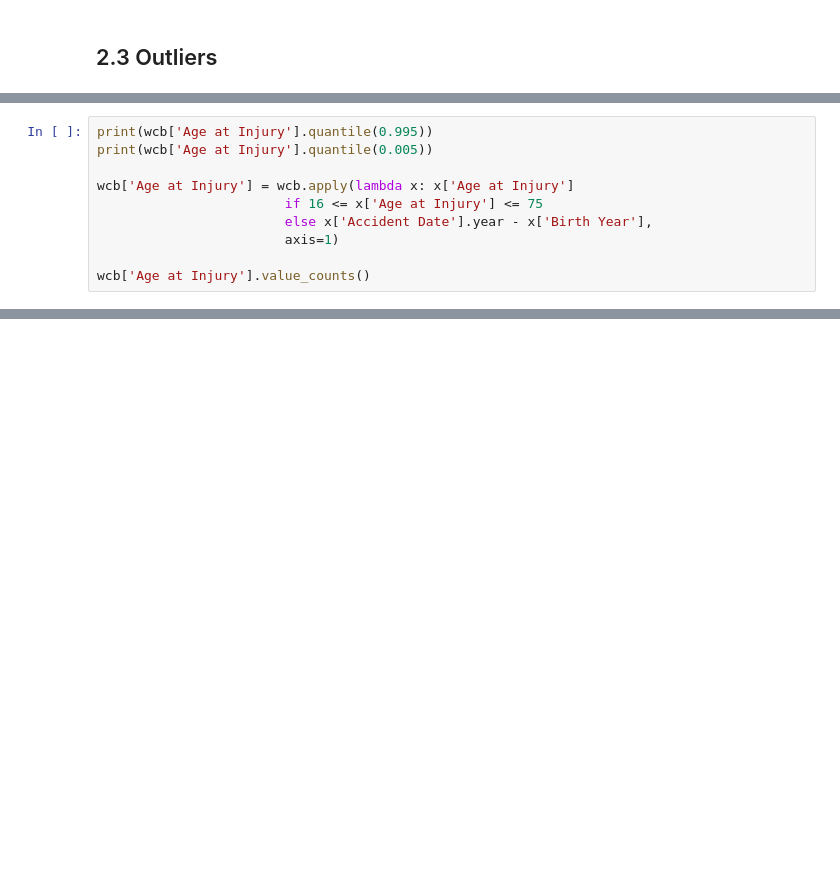
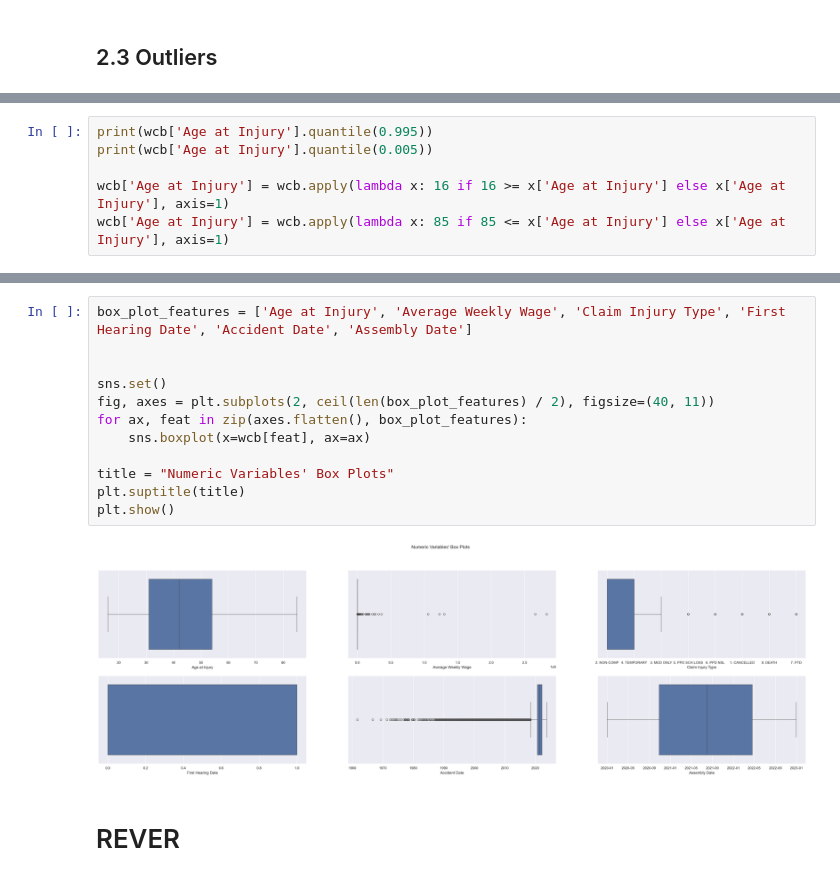
Before and after one commit to joaopr03/ml, a Jupyter notebook: ML_latest.ipynb, the cells around one changed output, grey strips where cells are left out. Saved outputs shown, nothing was run; the diff lists cells and outputs as text; blank space fills up the shorter version.

```diff
--- a/ML_latest.ipynb
+++ b/ML_latest.ipynb
@@ -686,12 +762,8 @@ wcb['Age at Injury'].plot(kind='box')
 print(wcb['Age at Injury'].quantile(0.995))
 print(wcb['Age at Injury'].quantile(0.005))
 
-wcb['Age at Injury'] = wcb.apply(lambda x: x['Age at Injury']
-                        if 16 <= x['Age at Injury'] <= 75
-                        else x['Accident Date'].year - x['Birth Year'],
-                        axis=1)
-
-wcb['Age at Injury'].value_counts()
+wcb['Age at Injury'] = wcb.apply(lambda x: 16 if 16 >= x['Age at Injury'] else x['Age at Injury'], axis=1)
+wcb['Age at Injury'] = wcb.apply(lambda x: 85 if 85 <= x['Age at Injury'] else x['Age at Injury'], axis=1)
 # %% [output]
 75.0
 16.0
@@ -731,0 +780,16 @@ wcb[(wcb['Age at Injury'] == 0)]
+# %%
+box_plot_features = ['Age at Injury', 'Average Weekly Wage', 'Claim Injury Type', 'First Hearing Date', 'Accident Date', 'Assembly Date']
+
+
+sns.set()
+fig, axes = plt.subplots(2, ceil(len(box_plot_features) / 2), figsize=(40, 11))
+for ax, feat in zip(axes.flatten(), box_plot_features):
+    sns.boxplot(x=wcb[feat], ax=ax)
+
+title = "Numeric Variables' Box Plots"
+plt.suptitle(title)
+plt.show()
+# %% [output]
+[figure, added]
+# %% [markdown]
+# REVER
```
Also changed, not shown: parts of 23 cells of this notebook.
